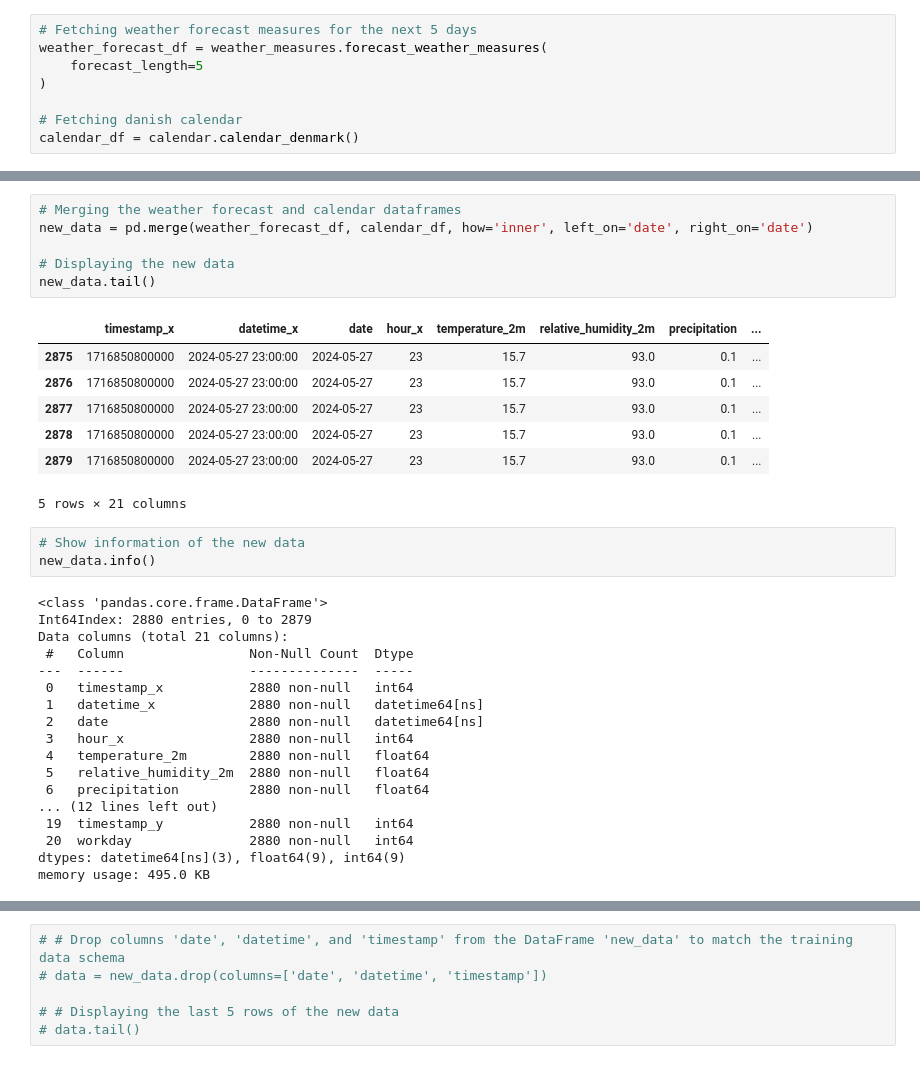
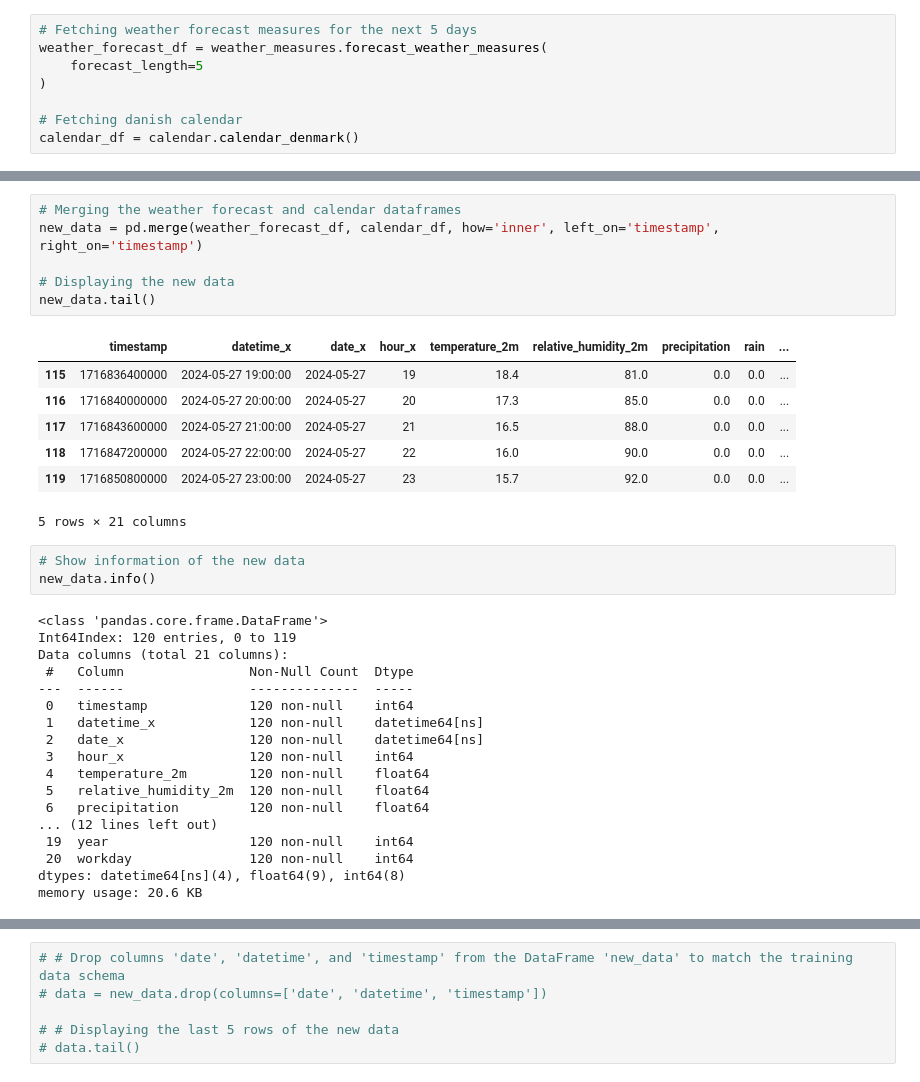
Before and after one commit to Benj3037/bds_m7_second-semester-project, a Jupyter notebook: pipeline/4_1_batch_inference_xgb.ipynb, the cells around one changed output, grey strips where cells are left out. Drawn from its saved outputs; the diff is of its cells as text.

```diff
--- a/pipeline/4_1_batch_inference_xgb.ipynb
+++ b/pipeline/4_1_batch_inference_xgb.ipynb
@@ -108,37 +150,37 @@ calendar_df = calendar.calendar_denmark()
 # %%
 # Merging the weather forecast and calendar dataframes
-new_data = pd.merge(weather_forecast_df, calendar_df, how='inner', left_on='date', right_on='date')
+new_data = pd.merge(weather_forecast_df, calendar_df, how='inner', left_on='timestamp', right_on='timestamp')
 
 # Displaying the new data
 new_data.tail()
 # %% [output]
-|  | timestamp_x | datetime_x | date | hour_x | temperature_2m | relative_humidity_2m | precipitation | ... |
-| 2875 | 1716850800000 | 2024-05-27 23:00:00 | 2024-05-27 | 23 | 15.7 | 93.0 | 0.1 | ... |
-| 2876 | 1716850800000 | 2024-05-27 23:00:00 | 2024-05-27 | 23 | 15.7 | 93.0 | 0.1 | ... |
-| 2877 | 1716850800000 | 2024-05-27 23:00:00 | 2024-05-27 | 23 | 15.7 | 93.0 | 0.1 | ... |
-| 2878 | 1716850800000 | 2024-05-27 23:00:00 | 2024-05-27 | 23 | 15.7 | 93.0 | 0.1 | ... |
-| 2879 | 1716850800000 | 2024-05-27 23:00:00 | 2024-05-27 | 23 | 15.7 | 93.0 | 0.1 | ... |
+|  | timestamp | datetime_x | date_x | hour_x | temperature_2m | relative_humidity_2m | precipitation | rain | ... |
+| 115 | 1716836400000 | 2024-05-27 19:00:00 | 2024-05-27 | 19 | 18.4 | 81.0 | 0.0 | 0.0 | ... |
+| 116 | 1716840000000 | 2024-05-27 20:00:00 | 2024-05-27 | 20 | 17.3 | 85.0 | 0.0 | 0.0 | ... |
+| 117 | 1716843600000 | 2024-05-27 21:00:00 | 2024-05-27 | 21 | 16.5 | 88.0 | 0.0 | 0.0 | ... |
+| 118 | 1716847200000 | 2024-05-27 22:00:00 | 2024-05-27 | 22 | 16.0 | 90.0 | 0.0 | 0.0 | ... |
+| 119 | 1716850800000 | 2024-05-27 23:00:00 | 2024-05-27 | 23 | 15.7 | 92.0 | 0.0 | 0.0 | ... |
 5 rows × 21 columns
 # %%
 # Show information of the new data
 new_data.info()
 # %% [output]
 <class 'pandas.core.frame.DataFrame'>
-Int64Index: 2880 entries, 0 to 2879
+Int64Index: 120 entries, 0 to 119
 Data columns (total 21 columns):
  #   Column                Non-Null Count  Dtype
 ---  ------                --------------  -----
- 0   timestamp_x           2880 non-null   int64
- 1   datetime_x            2880 non-null   datetime64[ns]
- 2   date                  2880 non-null   datetime64[ns]
- 3   hour_x                2880 non-null   int64
- 4   temperature_2m        2880 non-null   float64
- 5   relative_humidity_2m  2880 non-null   float64
- 6   precipitation         2880 non-null   float64
+ 0   timestamp             120 non-null    int64
+ 1   datetime_x            120 non-null    datetime64[ns]
+ 2   date_x                120 non-null    datetime64[ns]
+ 3   hour_x                120 non-null    int64
+ 4   temperature_2m        120 non-null    float64
+ 5   relative_humidity_2m  120 non-null    float64
+ 6   precipitation         120 non-null    float64
 ... (12 lines left out)
- 19  timestamp_y           2880 non-null   int64
- 20  workday               2880 non-null   int64
-dtypes: datetime64[ns](3), float64(9), int64(9)
-memory usage: 495.0 KB
+ 19  year                  120 non-null    int64
+ 20  workday               120 non-null    int64
+dtypes: datetime64[ns](4), float64(9), int64(8)
+memory usage: 20.6 KB
 # %%
 # Dropping and renameing columns
```
Also changed, not shown: parts of 12 cells of this notebook.
